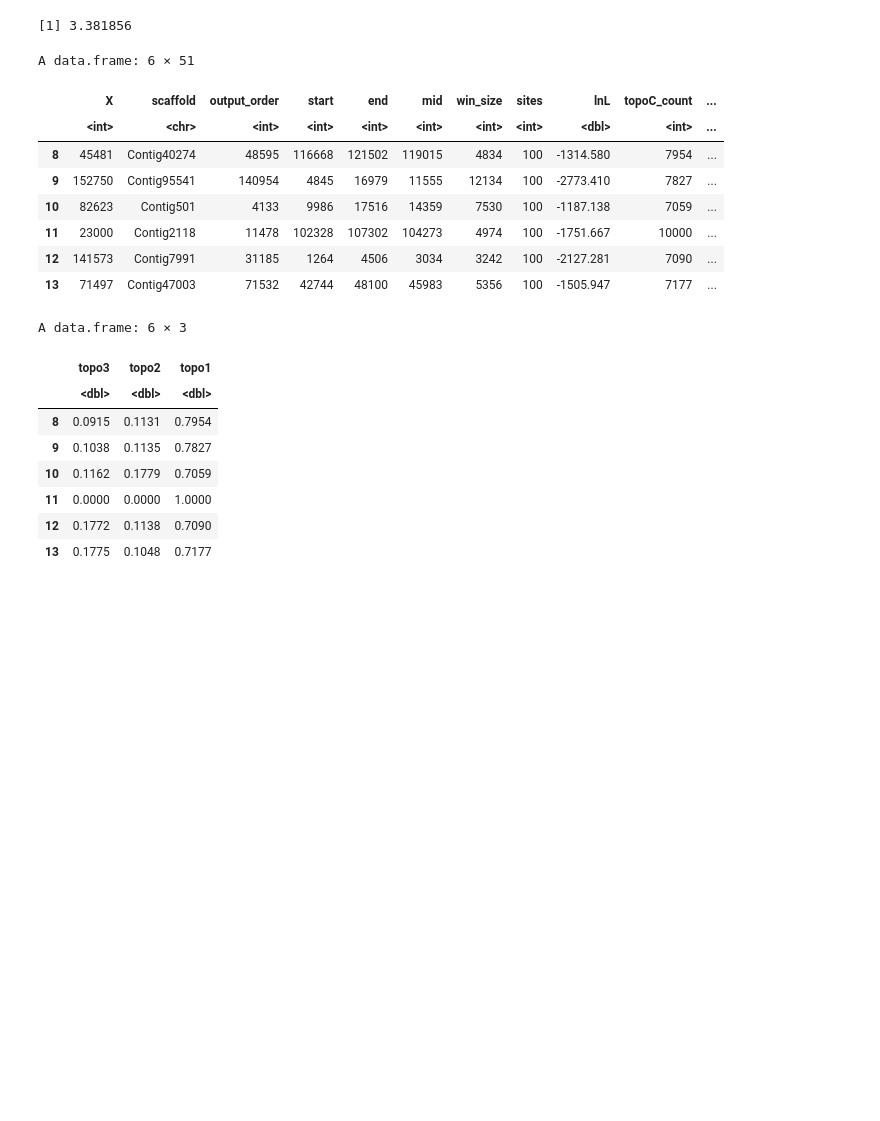
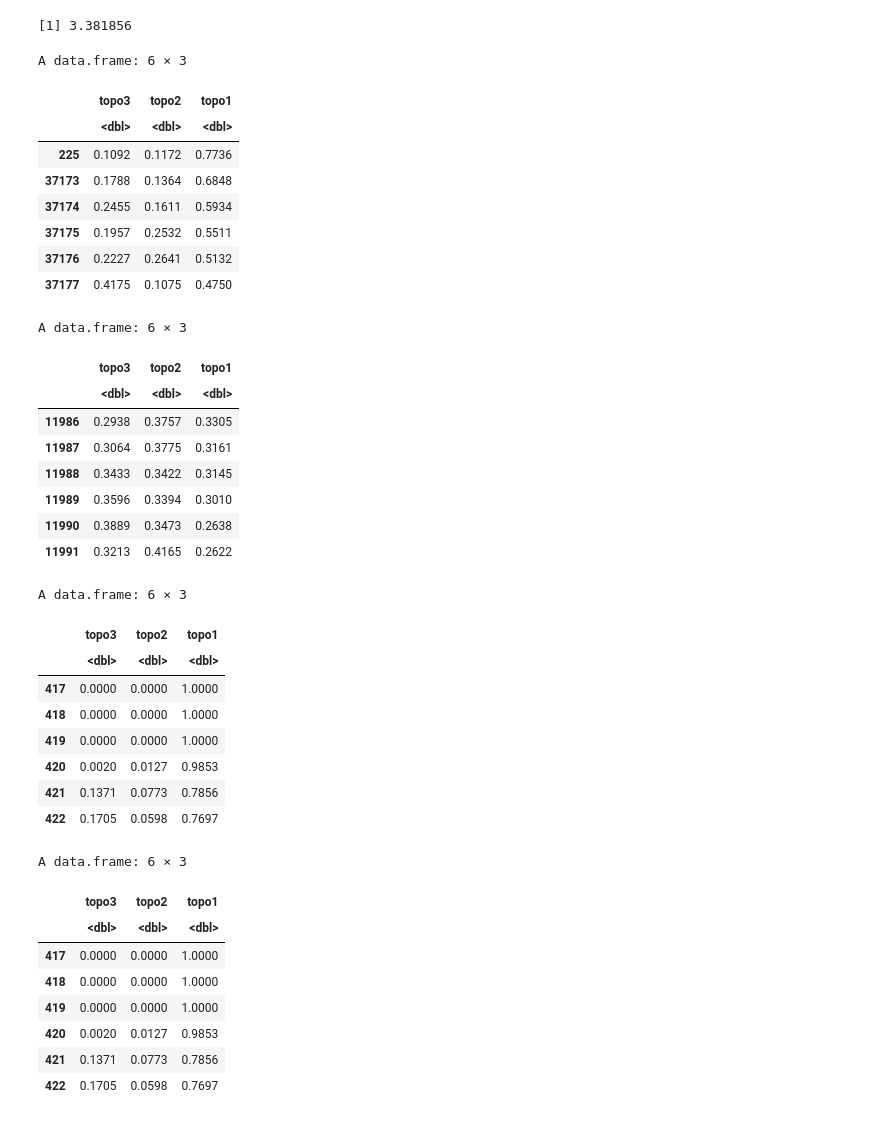
Before and after one commit to seanstankowski/Littorina_reproductive_mode, a Jupyter notebook: data/Master_data_file/Understanding_Tc_bias.ipynb, the cells around one changed output. Saved outputs shown, nothing was run; the diff lists cells and outputs as text; code cells hidden in the pictures; blank space fills up the shorter version.

```diff
--- a/data/Master_data_file/Understanding_Tc_bias.ipynb
+++ b/data/Master_data_file/Understanding_Tc_bias.ipynb
@@ -150,33 +186,66 @@ $n_right
 # %% [output]
 [1] 3.381856
 # %%
-colinear <- subset(data, inv_status=="collinear")
-head(colinear)
-data2 <- colinear %>%
+inv1 <- subset(data, inv_status=="LGC2.1")
+inv1 <- inv1 %>%
   select(topoA, topoB, topoC)
-colnames(data2) <- c('topo3','topo2','topo1')
+inv1<-na.omit(inv1)
+colnames(inv1) <- c('topo3','topo2','topo1')
+head(inv1)
+
+inv2 <- subset(data, inv_status=="LGC10.1")
+inv2 <- inv2 %>%
+  select(topoA, topoB, topoC)
+inv2<-na.omit(inv2)
+colnames(inv2) <- c('topo3','topo2','topo1')
+head(inv2)
+
+inv3 <- subset(data, inv_status=="LGC9.1")
+inv3 <- inv3 %>%
+  select(topoA, topoB, topoC)
+inv3<-na.omit(inv3)
+colnames(inv3) <- c('topo3','topo2','topo1')
+head(inv3)
 # %% [output]
-A data.frame: 6 × 51
+A data.frame: 6 × 3
-|  | X | scaffold | output_order | start | end | mid | win_size | sites | lnL | topoC_count | ... |
-|  | <int> | <chr> | <int> | <int> | <int> | <int> | <int> | <int> | <dbl> | <int> | ... |
-| 8 | 45481 | Contig40274 | 48595 | 116668 | 121502 | 119015 | 4834 | 100 | -1314.580 | 7954 | ... |
-| 9 | 152750 | Contig95541 | 140954 | 4845 | 16979 | 11555 | 12134 | 100 | -2773.410 | 7827 | ... |
-| 10 | 82623 | Contig501 | 4133 | 9986 | 17516 | 14359 | 7530 | 100 | -1187.138 | 7059 | ... |
-| 11 | 23000 | Contig2118 | 11478 | 102328 | 107302 | 104273 | 4974 | 100 | -1751.667 | 10000 | ... |
-| 12 | 141573 | Contig7991 | 31185 | 1264 | 4506 | 3034 | 3242 | 100 | -2127.281 | 7090 | ... |
-| 13 | 71497 | Contig47003 | 71532 | 42744 | 48100 | 45983 | 5356 | 100 | -1505.947 | 7177 | ... |
+|  | topo3 | topo2 | topo1 |
+|  | <dbl> | <dbl> | <dbl> |
+| 225 | 0.1092 | 0.1172 | 0.7736 |
+| 37173 | 0.1788 | 0.1364 | 0.6848 |
+| 37174 | 0.2455 | 0.1611 | 0.5934 |
+| 37175 | 0.1957 | 0.2532 | 0.5511 |
+| 37176 | 0.2227 | 0.2641 | 0.5132 |
+| 37177 | 0.4175 | 0.1075 | 0.4750 |
+A data.frame: 6 × 3
+|  | topo3 | topo2 | topo1 |
+|  | <dbl> | <dbl> | <dbl> |
+| 11986 | 0.2938 | 0.3757 | 0.3305 |
+| 11987 | 0.3064 | 0.3775 | 0.3161 |
+| 11988 | 0.3433 | 0.3422 | 0.3145 |
+| 11989 | 0.3596 | 0.3394 | 0.3010 |
+| 11990 | 0.3889 | 0.3473 | 0.2638 |
+| 11991 | 0.3213 | 0.4165 | 0.2622 |
+A data.frame: 6 × 3
+|  | topo3 | topo2 | topo1 |
+|  | <dbl> | <dbl> | <dbl> |
+| 417 | 0.0000 | 0.0000 | 1.0000 |
+| 418 | 0.0000 | 0.0000 | 1.0000 |
+| 419 | 0.0000 | 0.0000 | 1.0000 |
+| 420 | 0.0020 | 0.0127 | 0.9853 |
+| 421 | 0.1371 | 0.0773 | 0.7856 |
+| 422 | 0.1705 | 0.0598 | 0.7697 |
 # %%
 head(data2)
 # %% [output]
 A data.frame: 6 × 3
 |  | topo3 | topo2 | topo1 |
 |  | <dbl> | <dbl> | <dbl> |
-| 8 | 0.0915 | 0.1131 | 0.7954 |
-| 9 | 0.1038 | 0.1135 | 0.7827 |
-| 10 | 0.1162 | 0.1779 | 0.7059 |
-| 11 | 0.0000 | 0.0000 | 1.0000 |
-| 12 | 0.1772 | 0.1138 | 0.7090 |
-| 13 | 0.1775 | 0.1048 | 0.7177 |
+| 417 | 0.0000 | 0.0000 | 1.0000 |
+| 418 | 0.0000 | 0.0000 | 1.0000 |
+| 419 | 0.0000 | 0.0000 | 1.0000 |
+| 420 | 0.0020 | 0.0127 | 0.9853 |
+| 421 | 0.1371 | 0.0773 | 0.7856 |
+| 422 | 0.1705 | 0.0598 | 0.7697 |
 # %%
 Dlr(data2)
 # %% [output]
```
Also changed, not shown: parts of 30 cells of this notebook, 41 other files.
